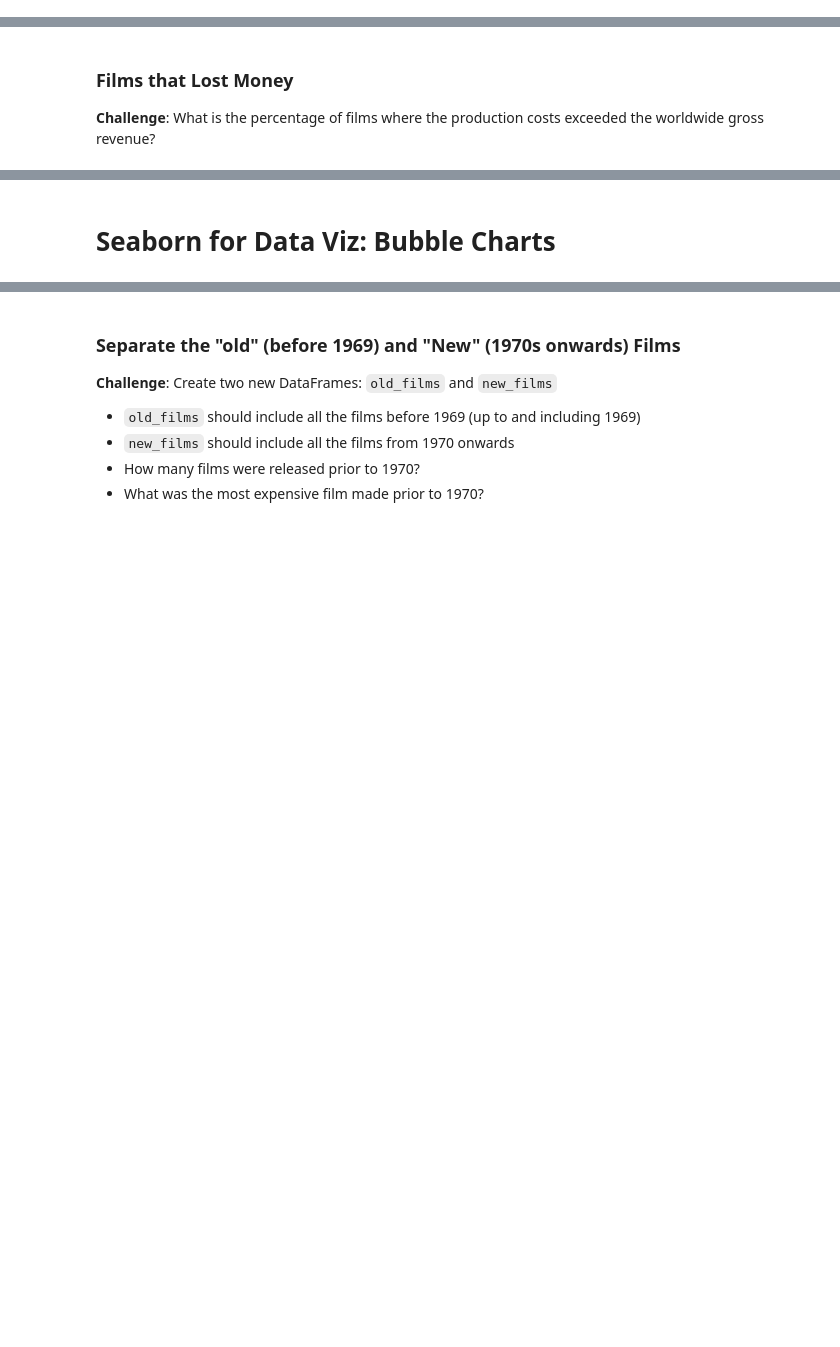
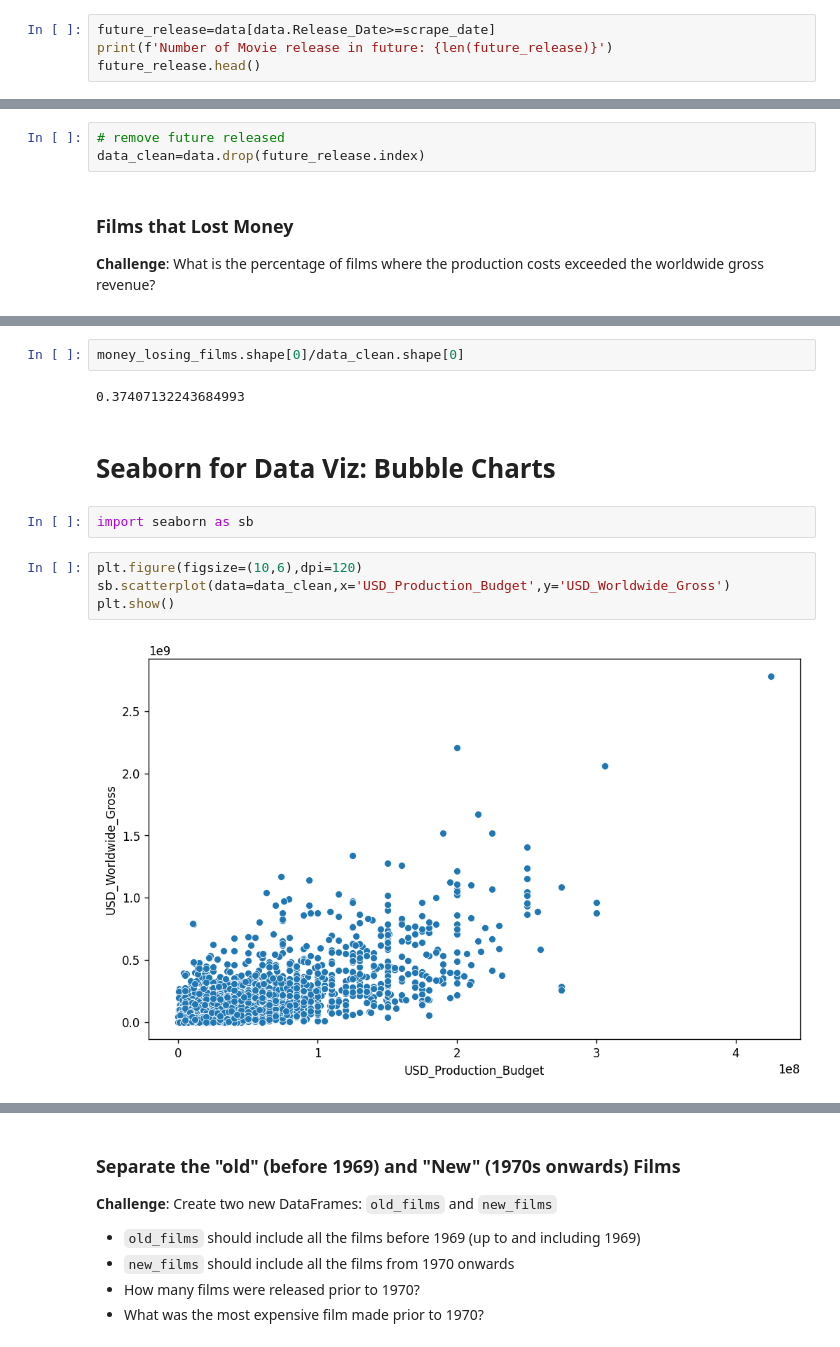
Before and after one commit to Bipul-Dubey/100DaysOfCode-Complete-Python-Course, a Jupyter notebook: Day077-Data visualisation Using Seaborn/Seaborn and Linear Regression.ipynb, the cells around one changed output, grey strips where cells are left out. Saved outputs shown, nothing was run; the diff lists cells and outputs as text; blank space fills up the shorter version.

```diff
--- a/Day077-Data visualisation Using Seaborn/Seaborn and Linear Regression.ipynb
+++ b/Day077-Data visualisation Using Seaborn/Seaborn and Linear Regression.ipynb
@@ -189,3 +229,7 @@ Hint: This time you'll have to use the `and` keyword.
 # %%
 # Date of Data Collection
 scrape_date = pd.Timestamp('2018-5-1')
+# %%
+future_release=data[data.Release_Date>=scrape_date]
+print(f'Number of Movie release in future: {len(future_release)}')
+future_release.head()
@@ -192,3 +244,6 @@ scrape_date = pd.Timestamp('2018-5-1')
+# %%
+# remove future released
+data_clean=data.drop(future_release.index)
 # %% [markdown]
 ### Films that Lost Money
 
@@ -197,2 +274,14 @@ What is the percentage of films where the production costs exceeded the worldwid
+# %%
+money_losing_films.shape[0]/data_clean.shape[0]
+# %% [output]
+0.37407132243684993
 # %% [markdown]
 # Seaborn for Data Viz: Bubble Charts
+# %%
+import seaborn as sb
+# %%
+plt.figure(figsize=(10,6),dpi=120)
+sb.scatterplot(data=data_clean,x='USD_Production_Budget',y='USD_Worldwide_Gross')
+plt.show()
+# %% [output]
+[figure, added]
```
Also changed, not shown: parts of 8 cells of this notebook.
